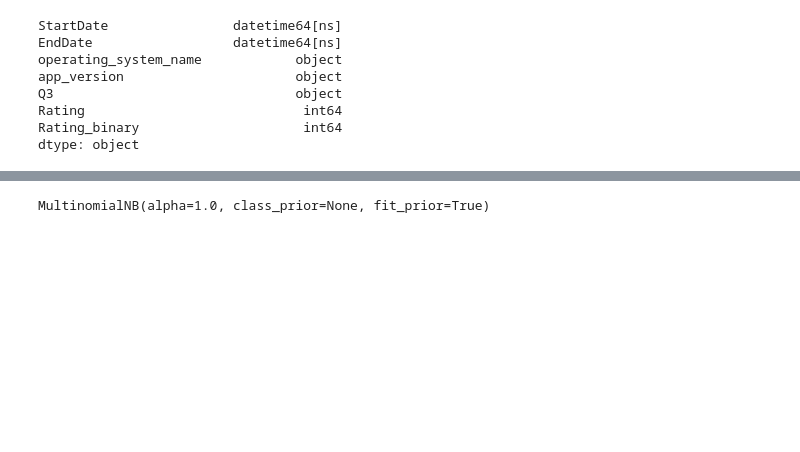
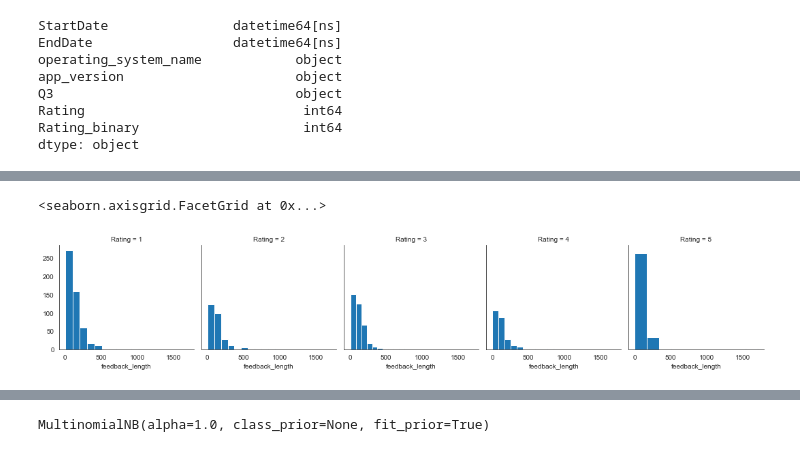
Before and after one commit to MatthiasMM/feedback_classification, a Jupyter notebook: customer_feedback_naiively_classified.ipynb, the cells around one changed output, grey strips where cells are left out. Saved outputs shown, nothing was run; the diff lists cells and outputs as text; code cells hidden in the pictures; blank space fills up the shorter version.

```diff
--- a/customer_feedback_naiively_classified.ipynb
+++ b/customer_feedback_naiively_classified.ipynb
@@ -219,0 +190,3 @@ memory usage: 107.1+ KB
+# %%
+dfmod['Q3'] = dfmod['Q3'].str.lower()
+dfmod.head()
@@ -219,0 +205,4 @@ memory usage: 107.1+ KB
+# %%
+# add a variable indicating the length of the feedback
+dfmod['feedback_length'] = dfmod['Q3'].apply(len)
+dfmod.head()
@@ -219,0 +220,10 @@ memory usage: 107.1+ KB
+# %%
+import seaborn as sns
+import matplotlib.pyplot as plt
+sns.set_style('white')
+%matplotlib inline
+g = sns.FacetGrid(dfmod,col='Rating')
+g.map(plt.hist,'feedback_length')
+# %% [output]
+<seaborn.axisgrid.FacetGrid at 0x...>
+[figure, added]
```
Also changed, not shown: parts of 32 cells of this notebook.
